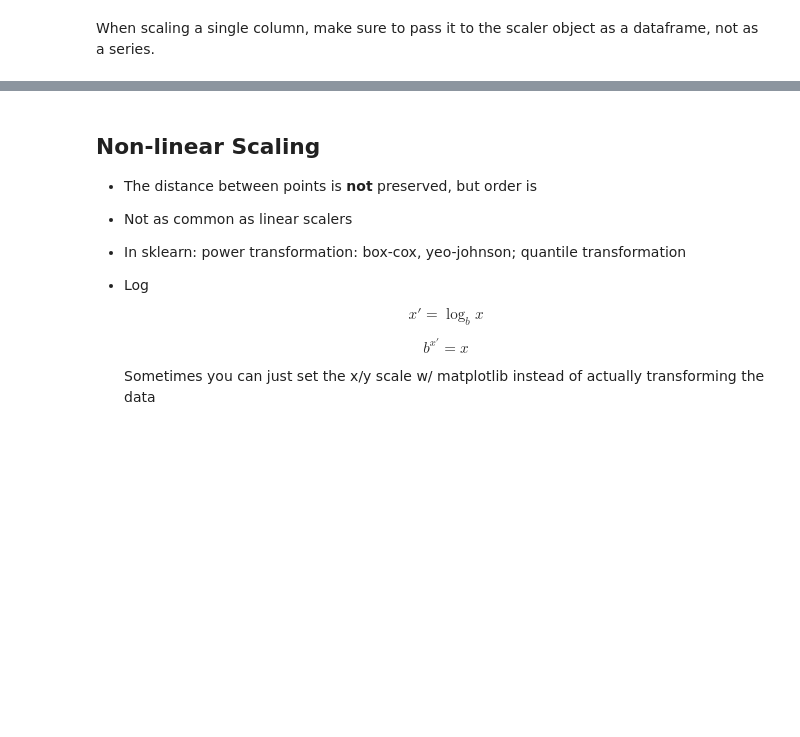
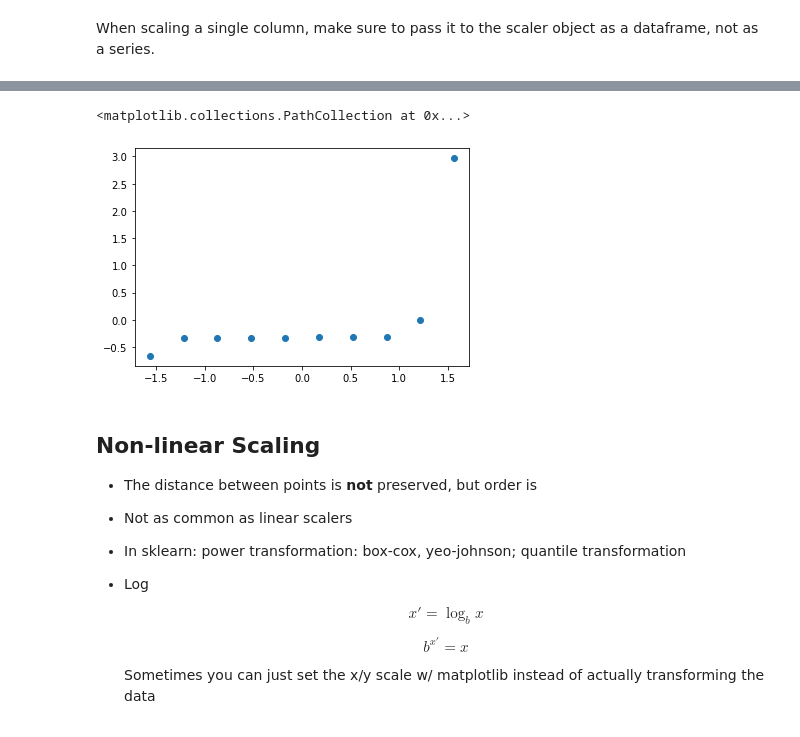
Before and after one commit to CodeupClassroom/kalpana-regression-exercises, a Jupyter notebook: scaling_lesson.ipynb, the cells around one changed output, grey strips where cells are left out. Drawn from its saved outputs; the diff is of its cells as text; code cells hidden in the pictures; blank space fills up the shorter version.

```diff
--- a/scaling_lesson.ipynb
+++ b/scaling_lesson.ipynb
@@ -142,3 +238,8 @@ plt.scatter(scaling_example.x1_minmax, scaling_example.x2_minmax)
+# %%
+plt.scatter(scaling_example.x1_standard, scaling_example.x2_standard)
+# %% [output]
+<matplotlib.collections.PathCollection at 0x...>
+[figure, added]
 # %% [markdown]
 ## Non-linear Scaling
 
```
Also changed, not shown: parts of 20 cells of this notebook.
